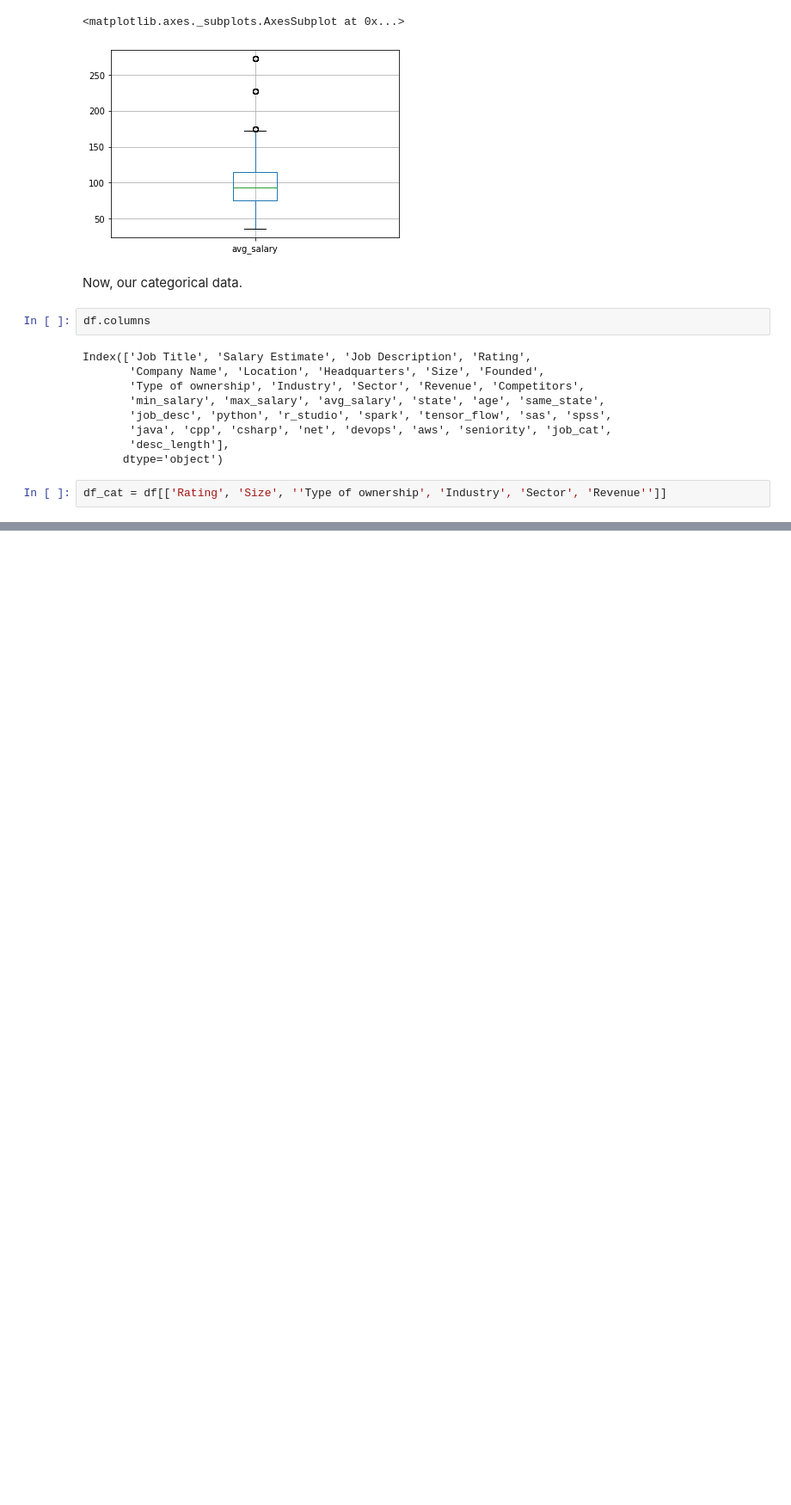
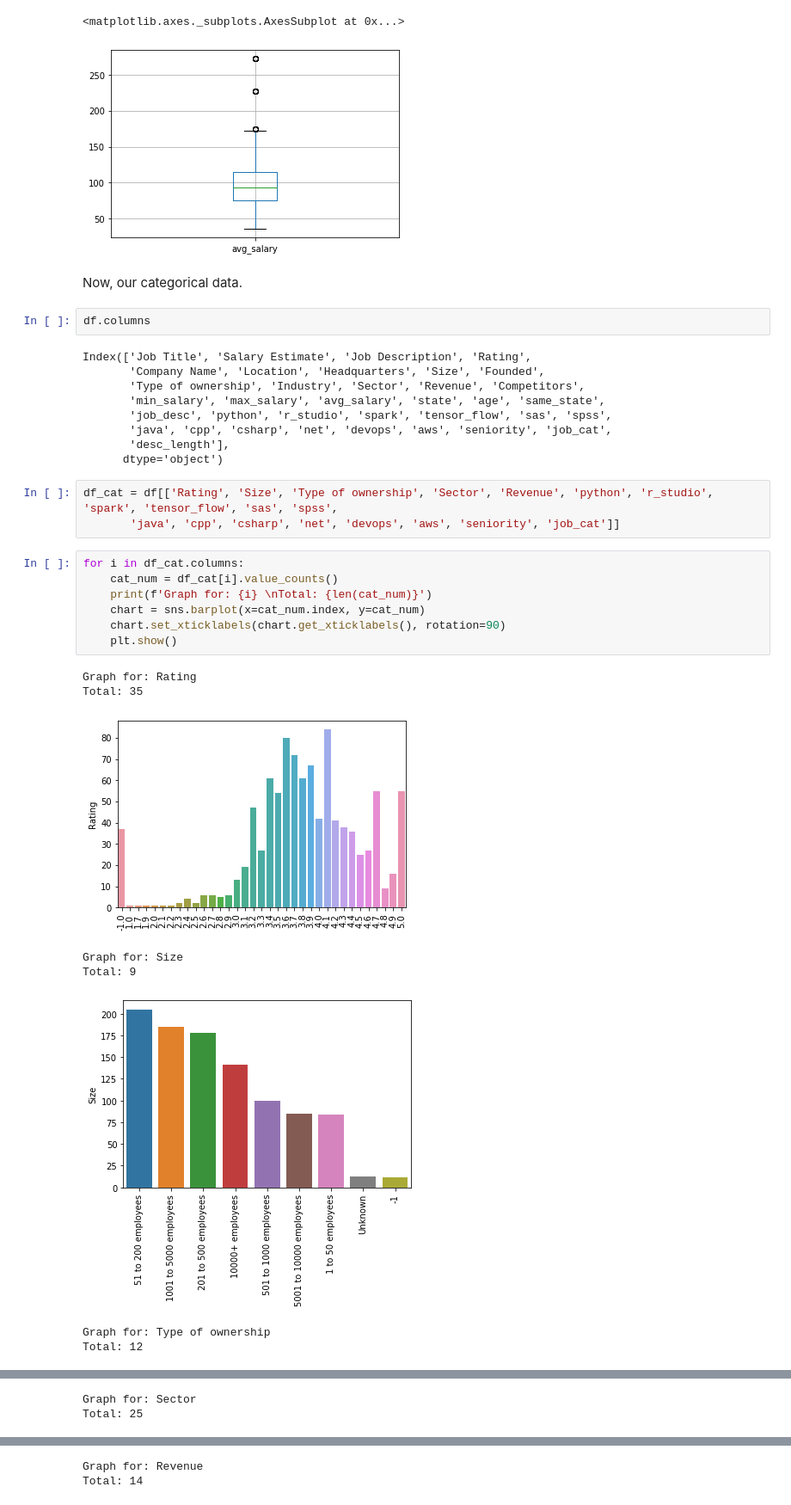
Before and after one commit to pphillips1002/Salary-Prediction-Project, a Jupyter notebook: Salary Prediction EDA.ipynb, the cells around one changed output, grey strips where cells are left out. Shown at 86% size. Cells and saved outputs as stored; diff of their text form; blank space fills up the shorter version.

```diff
--- a/Salary Prediction EDA.ipynb
+++ b/Salary Prediction EDA.ipynb
@@ -198,4 +198,21 @@ Index(['Job Title', 'Salary Estimate', 'Job Description', 'Rating',
        'desc_length'],
       dtype='object')
 # %%
-df_cat = df[['Rating', 'Size', ''Type of ownership', 'Industry', 'Sector', 'Revenue'']]
+df_cat = df[['Rating', 'Size', 'Type of ownership', 'Sector', 'Revenue', 'python', 'r_studio', 'spark', 'tensor_flow', 'sas', 'spss',
+       'java', 'cpp', 'csharp', 'net', 'devops', 'aws', 'seniority', 'job_cat']]
+# %%
+for i in df_cat.columns:
+    cat_num = df_cat[i].value_counts()
+    print(f'Graph for: {i} \nTotal: {len(cat_num)}')
+    chart = sns.barplot(x=cat_num.index, y=cat_num)
+    chart.set_xticklabels(chart.get_xticklabels(), rotation=90)
+    plt.show()
+# %% [output]
+Graph for: Rating
+Total: 35
+[figure, added]
+Graph for: Size
+Total: 9
+[figure, added]
+Graph for: Type of ownership
+Total: 12
@@ -201,0 +220,2 @@ df_cat = df[['Rating', 'Size', ''Type of ownership', 'Industry', 'Sector', 'Reve
+Graph for: Sector
+Total: 25
@@ -201,0 +223,2 @@ df_cat = df[['Rating', 'Size', ''Type of ownership', 'Industry', 'Sector', 'Reve
+Graph for: Revenue
+Total: 14
```
Also changed, not shown: parts of 1 cell of this notebook.
